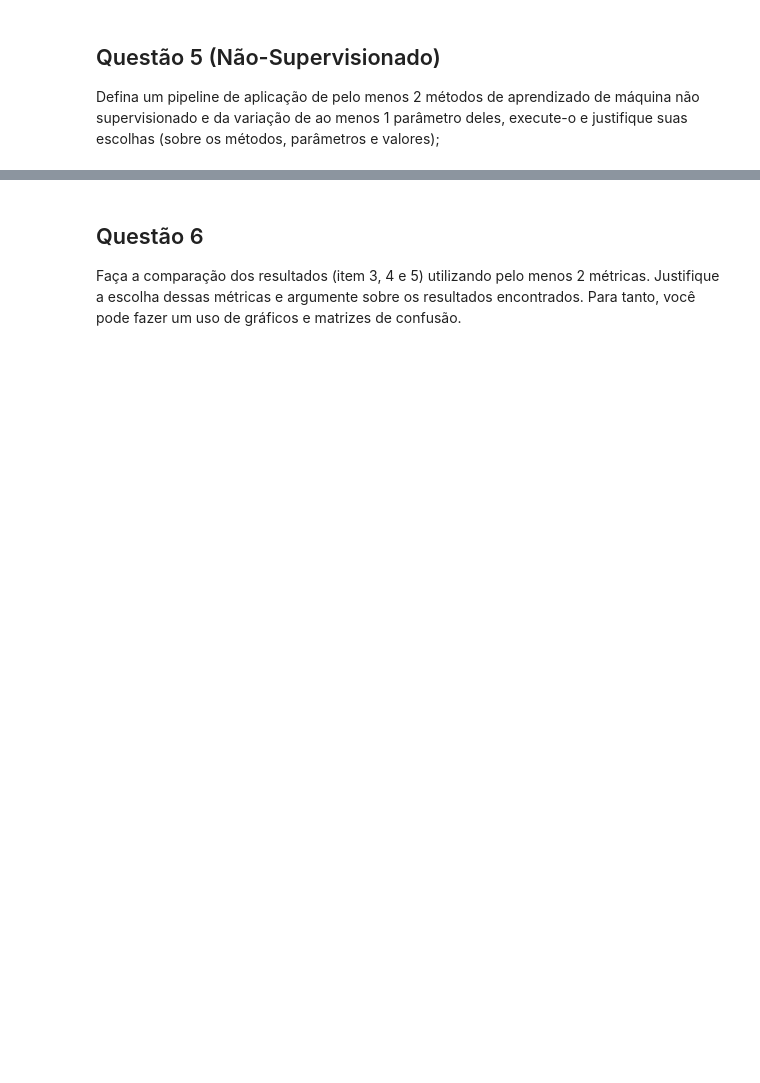
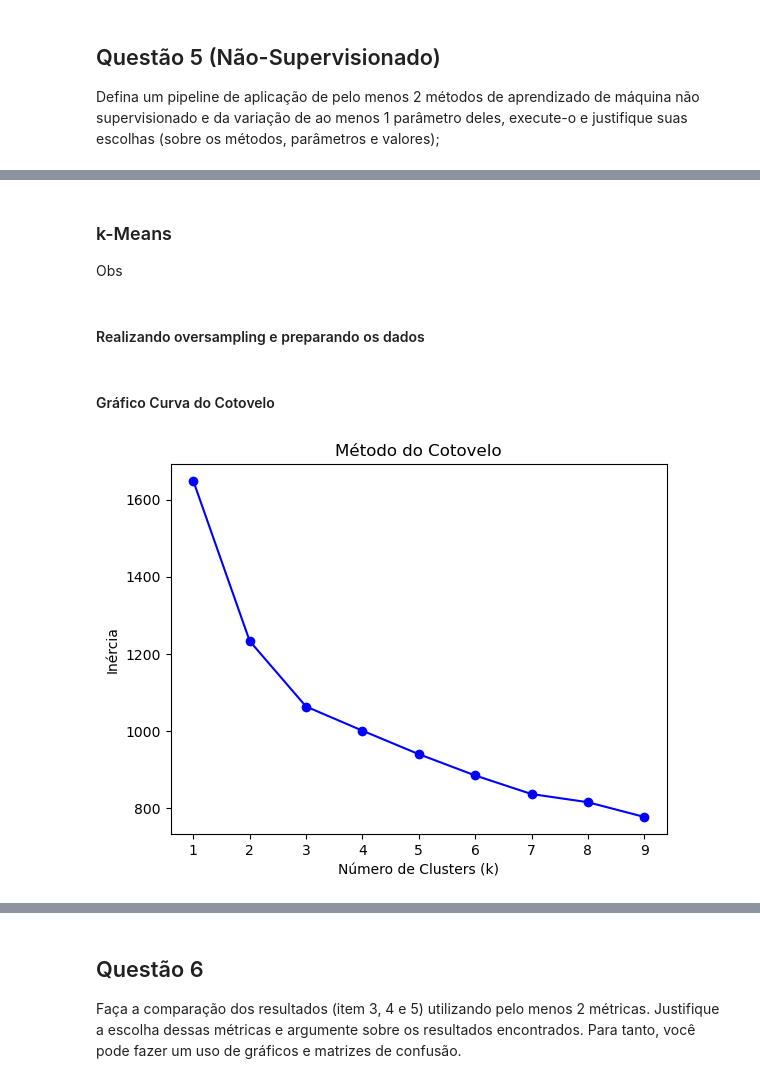
Before and after one commit to sammid37/IAI, a Jupyter notebook: unidade2/prova2.ipynb, the cells around one changed output, grey strips where cells are left out. Cells and saved outputs as stored; diff of their text form; code cells hidden in the pictures; blank space fills up the shorter version.

```diff
--- a/unidade2/prova2.ipynb
+++ b/unidade2/prova2.ipynb
@@ -963,0 +1442,24 @@ print(predicted_groups)
+# %%
+# Realizando oversampling devido à diferença entre a quantidade de cães por grupo canino
+dcp = doggies.copy()
+
+# Separa as colunas de features e o alvo
+x = dcp.drop('group', axis=1)
+y = dcp['group']
+
+# Aplica o SMOTE para gerar dados sintéticos
+smote = SMOTE()
+x_oversampled, y_oversampled = smote.fit_resample(x, y)
+
+# Cria um novo DataFrame com as features e o alvo oversampled
+dados_oversampled = pd.DataFrame(x_oversampled, columns=x.columns)
+dados_oversampled['group'] = y_oversampled
+
+# Criar uma instância do LabelEncoder
+label_encoder = LabelEncoder()
+
+# Aplicar o label encoding à coluna 'group'
+dados_oversampled['group'] = label_encoder.fit_transform(dados_oversampled['group'])
+
+# Separando dados de treinamento e testes
+x_train, x_test, y_train, y_test = train_test_split(dados_oversampled.drop('group', axis=1), dados_oversampled['group'], test_size=0.2, random_state=42)
@@ -969,0 +1761,6 @@ Defina um pipeline de aplicação de pelo menos 2 métodos de aprendizado de má
+# %% [markdown]
+### k-Means
+
+Obs
+# %% [markdown]
+#### Realizando oversampling e preparando os dados
@@ -969,0 +1797,21 @@ Defina um pipeline de aplicação de pelo menos 2 métodos de aprendizado de má
+# %% [markdown]
+#### Gráfico Curva do Cotovelo
+# %%
+# Gráfico Curva do Cotovelo (ou Joelho)
+inertia = []
+
+# Testar diferentes valores de k
+k_values = range(1, 10)
+for k in k_values:
+  kmeans = KMeans(n_clusters=k, random_state=42)
+  kmeans.fit(x_train)
+  inertia.append(kmeans.inertia_)
+
+# Plotar a curva do método do cotovelo
+plt.plot(k_values, inertia, 'bo-')
+plt.xlabel('Número de Clusters (k)')
+plt.ylabel('Inércia')
+plt.title('Método do Cotovelo')
+plt.show()
+# %% [output]
+[figure, added]
```
Also changed, not shown: parts of 62 cells of this notebook.
